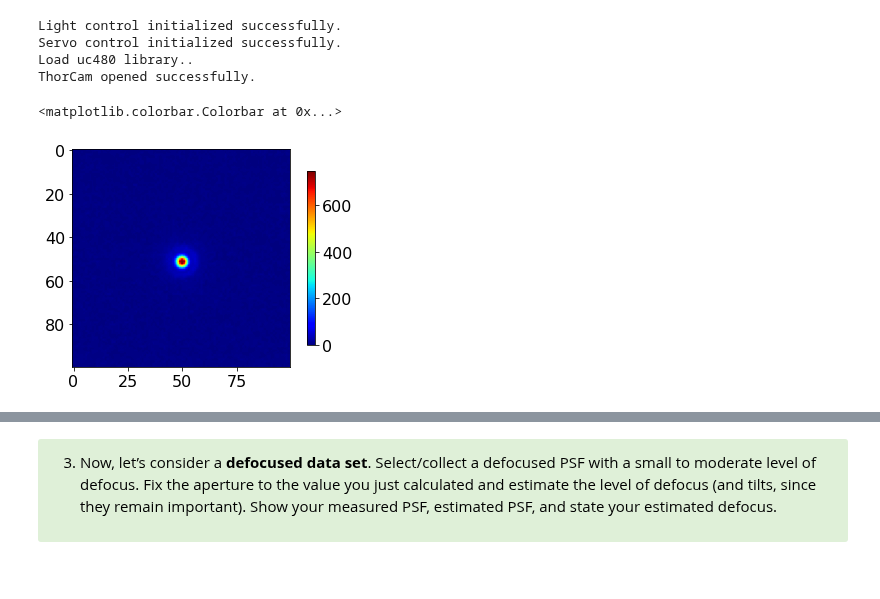
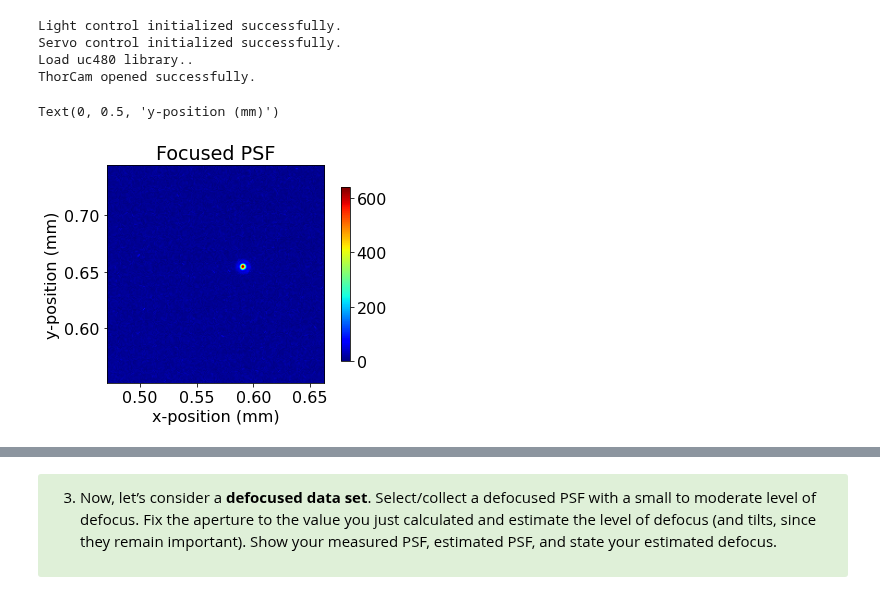
Before and after one commit to dishamishra/Labs_Imager, a Jupyter notebook: Lab4 Part2 (Clean).ipynb, the cells around one changed output, grey strips where cells are left out. Saved outputs shown, nothing was run; the diff lists cells and outputs as text; code cells hidden in the pictures.

```diff
--- a/Lab4 Part2 (Clean).ipynb
+++ b/Lab4 Part2 (Clean).ipynb
@@ -319,15 +321,10 @@ Load uc480 library..
 ThorCam opened successfully.
 # %%
 l.set_intensity(63)
+c.set_exposure(250)
 m.set_position(stage_x, 770, blocking=True)
 m.set_position(stage_y, 1030, blocking=True)
 m.set_position(stage_z, 1500, blocking=True)
-
+m.set_position(f_wheel, 1920, blocking=True)
+c.capture()
 img = c.capture().copy()
-np.save("focNoFilt", img)
-sImg = np.load('focNoFilt.npy')
-x=plt.imshow(sImg[530:630,785:885], cmap='jet')
-plt.colorbar(x,shrink=0.8)
-# %% [output]
-<matplotlib.colorbar.Colorbar at 0x...>
-[figure, removed]
@@ -333,0 +333,11 @@ plt.colorbar(x,shrink=0.8)
+# %%
+sImg = np.load('focGreenFilt.npy')
+n=0.96/1000
+x=plt.imshow(sImg[490:690,575:775], cmap='jet', extent = [490*n,690*n,575*n,775*n])
+plt.colorbar(x,shrink=0.8)
+plt.title("Focused PSF")
+plt.xlabel("x-position (mm)")
+plt.ylabel("y-position (mm)")
+# %% [output]
+Text(0, 0.5, 'y-position (mm)')
+[figure, added]
```
Also changed, not shown: parts of 18 cells of this notebook, 5 other files.
